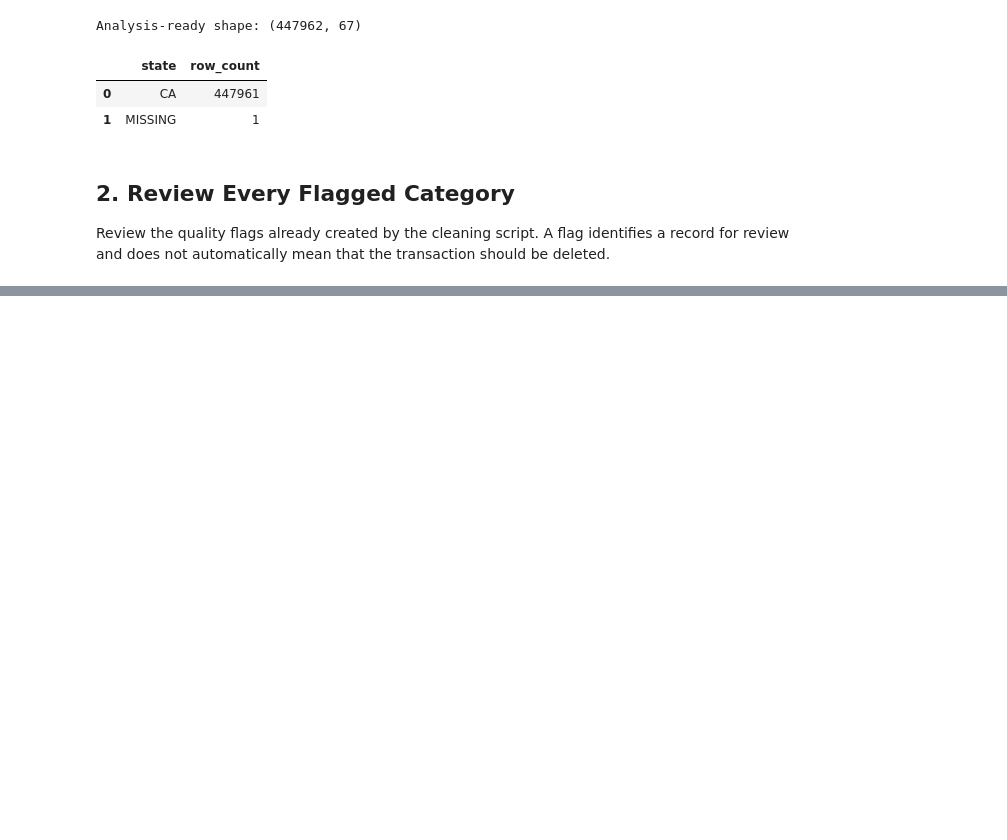
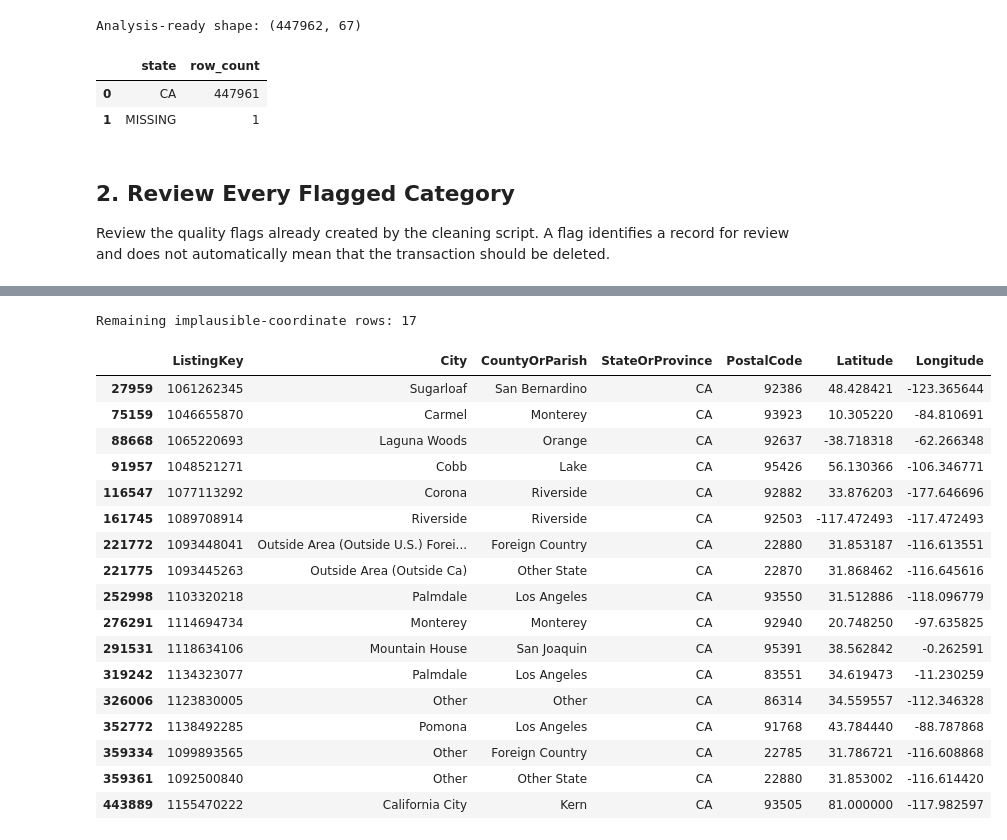
Before and after one commit to DorisTheChef/real-estate-dashboard-project, a Jupyter notebook: notebooks/week4_5_flagged_rows_investigation.ipynb, the cells around one changed output, grey strips where cells are left out. Drawn from its saved outputs; the diff is of its cells as text; code cells hidden in the pictures; blank space fills up the shorter version.

```diff
--- a/notebooks/week4_5_flagged_rows_investigation.ipynb
+++ b/notebooks/week4_5_flagged_rows_investigation.ipynb
@@ -202,0 +203,8 @@ Investigation dataset shape: (447962, 67)
+# %%
+empty_flags = [
+    column for column in investigation.columns
+    if column.endswith("_flag")
+    and not investigation[column].fillna(False).astype(bool).any()
+]
+investigation = investigation.drop(columns=empty_flags)
+print("Dropped empty flags:", empty_flags)
@@ -202,0 +343,48 @@ Investigation dataset shape: (447962, 67)
+# %%
+# ============================================================
+# Investigate implausible_coordinate_flag: are these bad
+# coordinates on California homes, or homes outside California?
+
+# 85 implausible_coordinate_flag, 31 fillped signs, 37 of zeros turned to missing. How many remain after those steps? 85-31-37=17
+# ============================================================
+
+# --- Step 1: list the remaining flagged rows (positive-longitude and
+# --- zero-coordinate cases were already handled above). For each row,
+# --- show the location fields side by side with the coordinates so
+# --- they can be cross-checked against each other.
+remaining_implausible = (
+    investigation["Latitude"].notna()
+    & investigation["Longitude"].notna()
+    & (
+        ~investigation["Latitude"].between(32, 42)
+        | ~investigation["Longitude"].between(-125, -114)
+    )
+)
+print(f"Remaining implausible-coordinate rows: {int(remaining_implausible.sum())}")
+display(
+    investigation.loc[
+        remaining_implausible,
+        ["ListingKey", "City", "CountyOrParish", "StateOrProvince",
+         "PostalCode", "Latitude", "Longitude"],
+    ]
+)
+# %% [output]
+Remaining implausible-coordinate rows: 17
+|  | ListingKey | City | CountyOrParish | StateOrProvince | PostalCode | Latitude | Longitude |
+| 27959 | 1061262345 | Sugarloaf | San Bernardino | CA | 92386 | 48.428421 | -123.365644 |
+| 75159 | 1046655870 | Carmel | Monterey | CA | 93923 | 10.305220 | -84.810691 |
+| 88668 | 1065220693 | Laguna Woods | Orange | CA | 92637 | -38.718318 | -62.266348 |
+| 91957 | 1048521271 | Cobb | Lake | CA | 95426 | 56.130366 | -106.346771 |
+| 116547 | 1077113292 | Corona | Riverside | CA | 92882 | 33.876203 | -177.646696 |
+| 161745 | 1089708914 | Riverside | Riverside | CA | 92503 | -117.472493 | -117.472493 |
+| 221772 | 1093448041 | Outside Area (Outside U.S.) Forei... | Foreign Country | CA | 22880 | 31.853187 | -116.613551 |
+| 221775 | 1093445263 | Outside Area (Outside Ca) | Other State | CA | 22870 | 31.868462 | -116.645616 |
+| 252998 | 1103320218 | Palmdale | Los Angeles | CA | 93550 | 31.512886 | -118.096779 |
+| 276291 | 1114694734 | Monterey | Monterey | CA | 92940 | 20.748250 | -97.635825 |
+| 291531 | 1118634106 | Mountain House | San Joaquin | CA | 95391 | 38.562842 | -0.262591 |
+| 319242 | 1134323077 | Palmdale | Los Angeles | CA | 83551 | 34.619473 | -11.230259 |
+| 326006 | 1123830005 | Other | Other | CA | 86314 | 34.559557 | -112.346328 |
+| 352772 | 1138492285 | Pomona | Los Angeles | CA | 91768 | 43.784440 | -88.787868 |
+| 359334 | 1099893565 | Other | Foreign Country | CA | 22785 | 31.786721 | -116.608868 |
+| 359361 | 1092500840 | Other | Other State | CA | 22880 | 31.853002 | -116.614420 |
+| 443889 | 1155470222 | California City | Kern | CA | 93505 | 81.000000 | -117.982597 |
```
Also changed, not shown: parts of 40 cells of this notebook, 1 other file.
